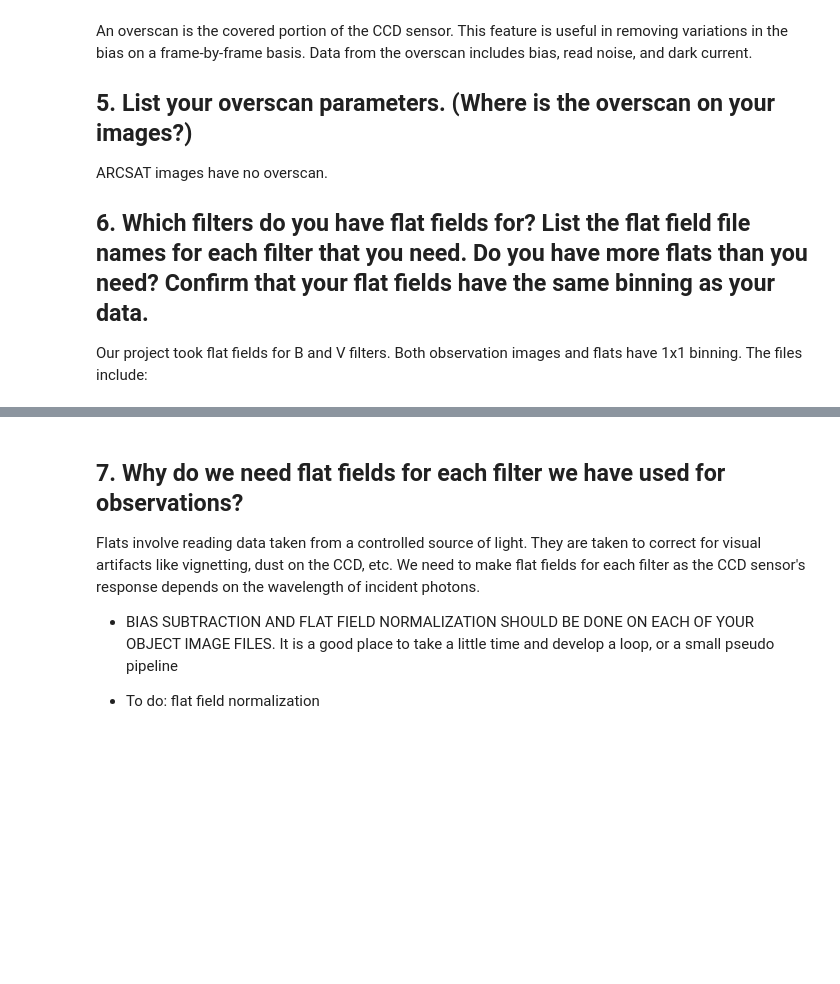
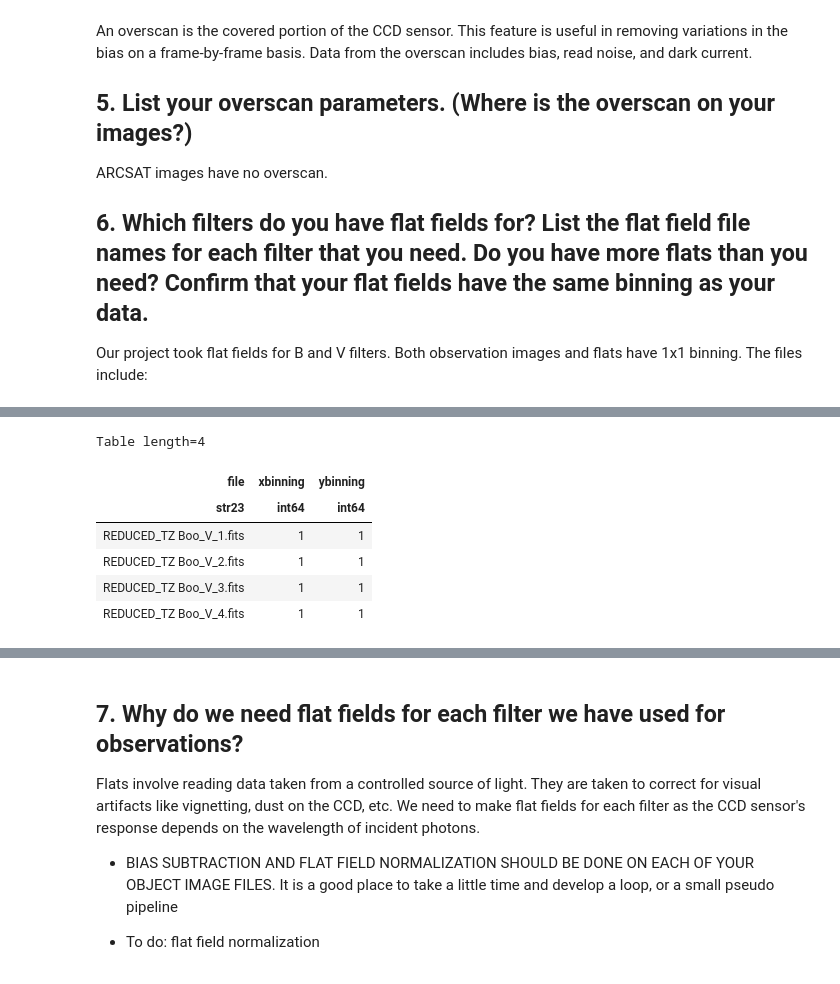
Before and after one commit to matt-ketk/astr-480, a Jupyter notebook: analysis/ReductionLab.ipynb, the cells around one changed output, grey strips where cells are left out. Saved outputs shown, nothing was run; the diff lists cells and outputs as text; code cells hidden in the pictures; blank space fills up the shorter version.

```diff
--- a/analysis/ReductionLab.ipynb
+++ b/analysis/ReductionLab.ipynb
@@ -86,4 +90,12 @@ flats.summary['file', 'xbinning', 'ybinning']
 # %%
-tz_boo = ImageFileCollection(tzboo_dir)
+tz_boo = ImageFileCollection(tzboo_dir + '/reduced')
 tz_boo.summary['file', 'xbinning', 'ybinning']
+# %% [output]
+Table length=4
+| file | xbinning | ybinning |
+| str23 | int64 | int64 |
+| REDUCED_TZ Boo_V_1.fits | 1 | 1 |
+| REDUCED_TZ Boo_V_2.fits | 1 | 1 |
+| REDUCED_TZ Boo_V_3.fits | 1 | 1 |
+| REDUCED_TZ Boo_V_4.fits | 1 | 1 |
 # %%
```
Also changed, not shown: parts of 15 cells of this notebook, 10 other files.
